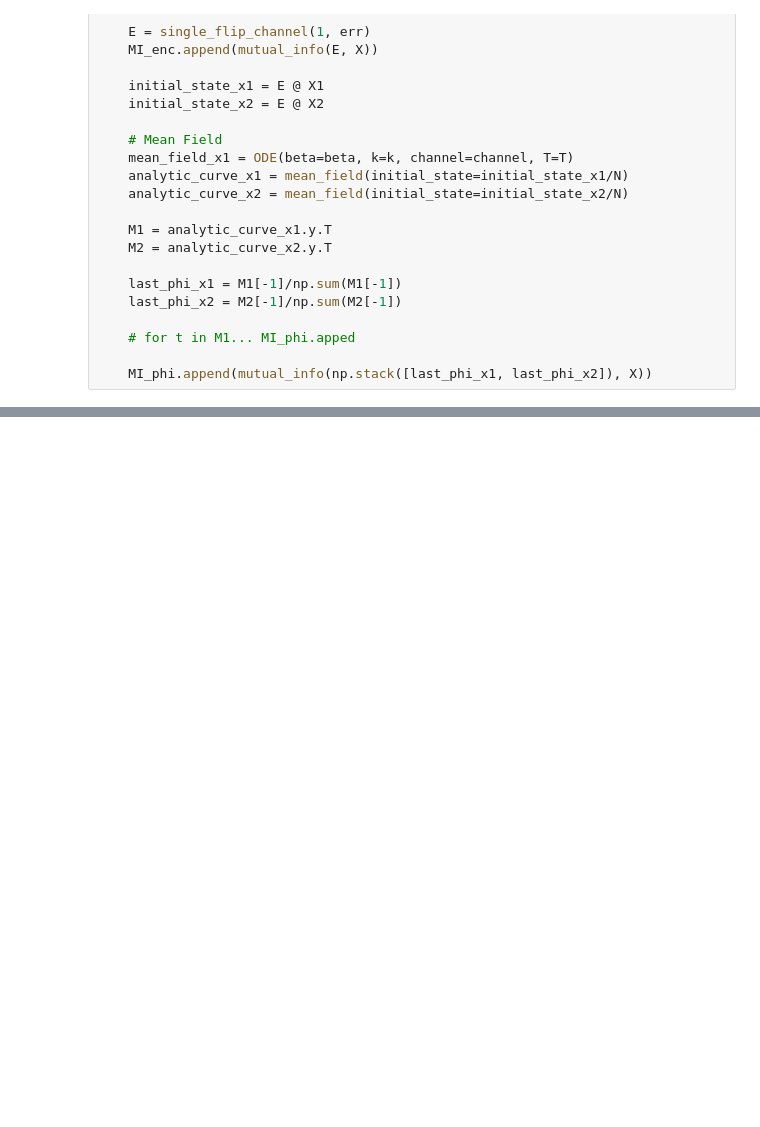
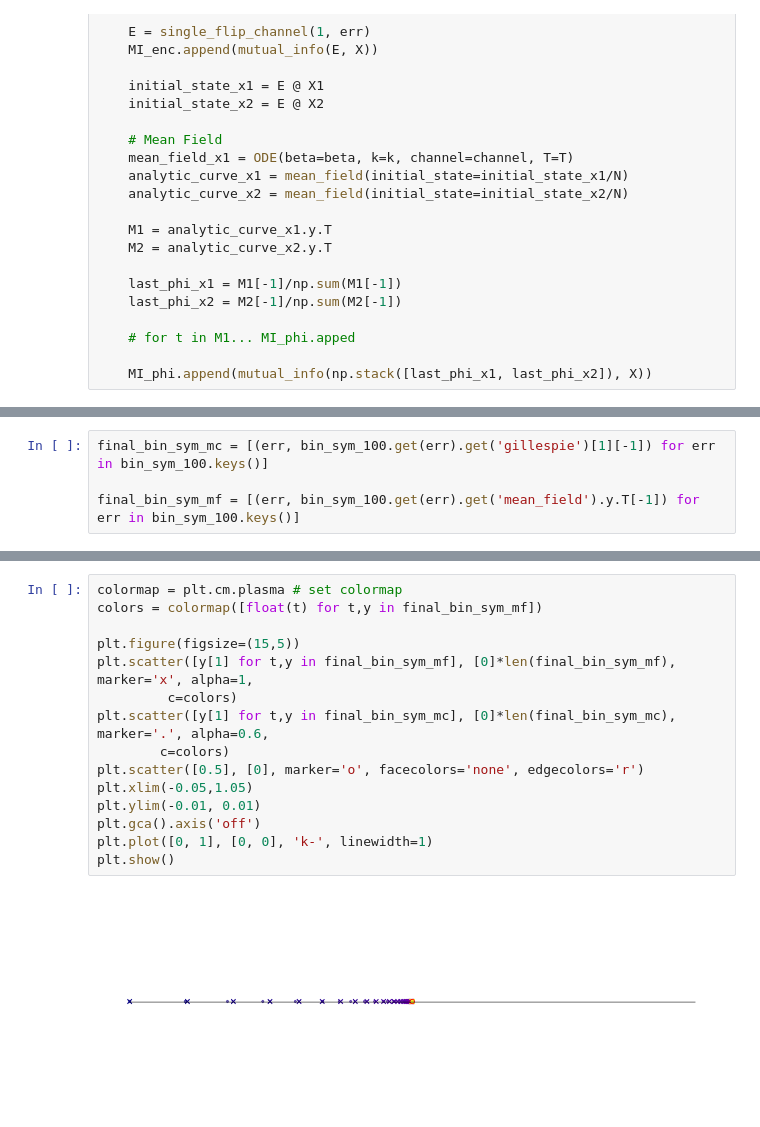
Before and after one commit to sagarkumar16/modeling-info-spread, a Jupyter notebook: notebooks/10-sk-continuous-model-plots.ipynb, the cells around one changed output, grey strips where cells are left out. Cells and saved outputs as stored; diff of their text form; blank space fills up the shorter version.

```diff
--- a/notebooks/10-sk-continuous-model-plots.ipynb
+++ b/notebooks/10-sk-continuous-model-plots.ipynb
@@ -2143,0 +2280,4 @@ for err in np.linspace(0, 1, resolution + 1):
+# %%
+final_bin_sym_mc = [(err, bin_sym_100.get(err).get('gillespie')[1][-1]) for err in bin_sym_100.keys()]
+
+final_bin_sym_mf = [(err, bin_sym_100.get(err).get('mean_field').y.T[-1]) for err in bin_sym_100.keys()]
@@ -2143,0 +2288,17 @@ for err in np.linspace(0, 1, resolution + 1):
+# %%
+colormap = plt.cm.plasma # set colormap
+colors = colormap([float(t) for t,y in final_bin_sym_mf])
+
+plt.figure(figsize=(15,5))
+plt.scatter([y[1] for t,y in final_bin_sym_mf], [0]*len(final_bin_sym_mf), marker='x', alpha=1,
+         c=colors)
+plt.scatter([y[1] for t,y in final_bin_sym_mc], [0]*len(final_bin_sym_mc), marker='.', alpha=0.6,
+        c=colors)
+plt.scatter([0.5], [0], marker='o', facecolors='none', edgecolors='r')
+plt.xlim(-0.05,1.05)
+plt.ylim(-0.01, 0.01)
+plt.gca().axis('off')
+plt.plot([0, 1], [0, 0], 'k-', linewidth=1)
+plt.show()
+# %% [output]
+[figure, added]
```
Also changed, not shown: parts of 131 cells of this notebook, 3 other files.
